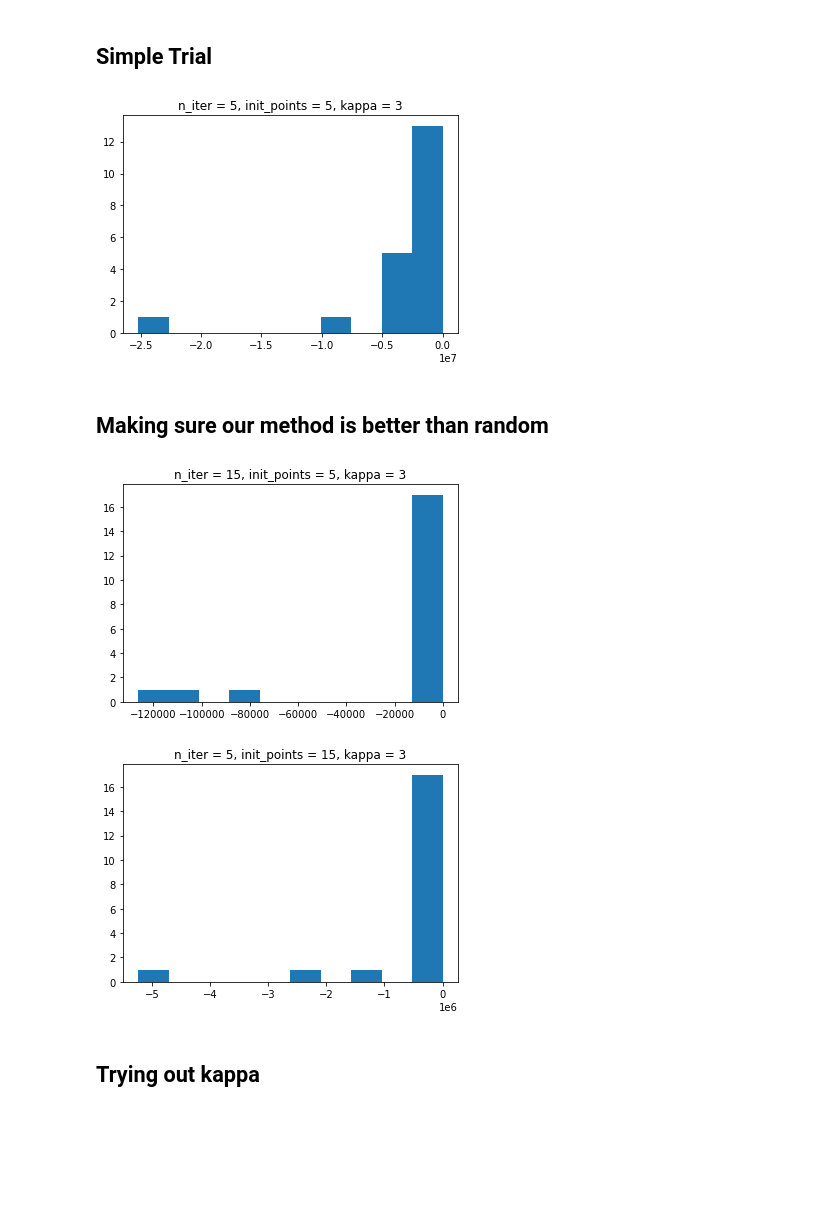
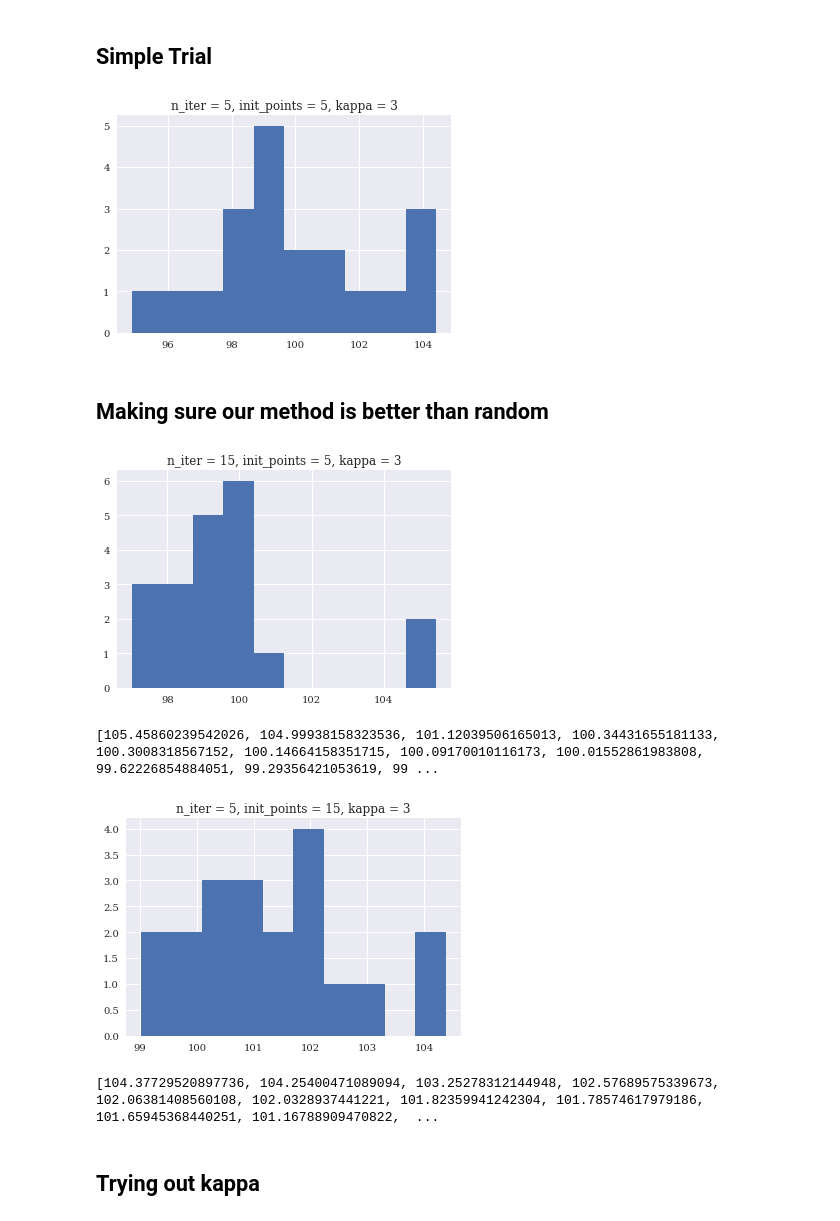
Before and after one commit to yubinhu/ParameterOptimization, a Jupyter notebook: venus-simulation.ipynb, the cells around one changed output. Cells and saved outputs as stored; diff of their text form; code cells hidden in the pictures; blank space fills up the shorter version.

Commit message:
added a small x term in test function to generate local minimas. Corrected calls to Venus class. Included jitter in consideration for gaussian process regression.

```diff
--- a/venus-simulation.ipynb
+++ b/venus-simulation.ipynb
@@ -36,6 +38,11 @@ class Venus:
             for c, l in zip(inputs, [self.inj_limits, self.mid_limits, self.ext_limits])
         )
 
+    def get_noise_level(self):
+        # return std of the noise
+        noise = self.jitter*(self.beam_range[1] - self.beam_range[0])
+        return noise
+
     def _rescale_output(self, output):
         """himmelblau4 returns values betwen 0 and 4899 for w, x, y, z in [-6, 6]."""
         return (
@@ -53,12 +60,12 @@ class Venus:
         return (
             (w**2 + x + y - 11)**2 +
             (w + x**2 + y - 7)**2 +
-            (w + x + y**2 - 5)**2
+            (w + x + y**2 - 5)**2 + 0.001 * x
         )
 # %% [markdown]
 create a venus object, defaults might be refined by values from Damon. For simpler algorithm the jitter can be set to 0 initially but it should work with a value larger than that in the end.
 # %%
-venus = Venus(jitter=0.05)
+venus = Venus(jitter=0.)
 # %% [markdown]
 set the currents and read the beam value
 # %%
@@ -90,17 +97,20 @@ warnings.filterwarnings("ignore")
 # Define the black box function to optimize.
 def black_box_function(A, B, C):
     # C: SVC hyper parameter to optimize for.
-    v = -venus._himmelblau4(A, B, C)
+    venus.set_mag_currents(A, B, C)
+    v = venus.get_beam_current()
     return v
 
 # Set range of C to optimize for.
 # bayes_opt requires this to be a dictionary.
-pbounds = {"A": [0, 185], "B": [0, 155], "C": [0, 145]}
+pbounds = {"A": [175, 185], "B": [145, 155], "C": [135, 145]}
 # Create a BayesianOptimization optimizer,
 # and optimize the given black_box_function.
+noise = venus.get_noise_level()
+print(noise)
 optimizer = BayesianOptimization(f = black_box_function,
                                  pbounds = pbounds, verbose = 2,
                                  random_state = 38)
-optimizer.maximize(init_points = 5, n_iter = 15)
+optimizer.maximize(init_points = 5, n_iter = 40, kappa=2.3, alpha=noise**2)
 print("Best result: {}; f(x) = {}.".format(optimizer.max["params"], optimizer.max["target"]))
 # %% [output]
@@ -129,11 +139,12 @@ def trial(N, n_iter = 15, init_points = 5, kappa = 3, verbose = 0, rand_adder =
     # rand_adder is to make sure we probe some different randstates in each trial
     rand_adder = int(rand_adder)
     results = []
+    noise = venus.get_noise_level()
     for i in tqdm(range(N)):
         optimizer = BayesianOptimization(f = black_box_function,
                                          pbounds = pbounds, verbose = 0,
                                          random_state = i+rand_adder)
-        optimizer.maximize(init_points = init_points, n_iter = n_iter, kappa=kappa)
+        optimizer.maximize(init_points = init_points, n_iter = n_iter, kappa=kappa, alpha=noise)
         if verbose>1:
             print("Best result: {}; f(x) = {}.".format(optimizer.max["params"], optimizer.max["target"]))
         results.append(optimizer.max["target"])
@@ -148,18 +159,20 @@ def trial(N, n_iter = 15, init_points = 5, kappa = 3, verbose = 0, rand_adder =
 # %%
 trial(20, n_iter = 5, init_points = 5, kappa = 3, verbose = 0, rand_adder = 1e2)
 # %% [output]
-[figure, old version]
+[figure, new version]
 # %% [markdown]
 ## Making sure our method is better than random
 # %%
-trial(20, n_iter = 15, init_points = 5, kappa = 3, verbose = 0, rand_adder = 2e2)
+trial(20, n_iter = 15, init_points = 5, kappa = 3, verbose = 1, rand_adder = 2e2)
 # %% [output]
-[figure, old version]
+[figure, new version]
+[105.45860239542026, 104.99938158323536, 101.12039506165013, 100.34431655181133, 100.3008318567152, 100.14664158351715, 100.09170010116173, 100.01552861983808, 99.62226854884051, 99.29356421053619, 99 ...
 # %%
 # we see that more iteration is better than more initial points, meaning our sampling is more efficient than random sample
-trial(20, n_iter = 5, init_points = 15, kappa = 3, verbose = 0, rand_adder = 3e2)
+trial(20, n_iter = 5, init_points = 15, kappa = 3, verbose = 1, rand_adder = 3e2)
 # %% [output]
-[figure, old version]
+[figure, new version]
+[104.37729520897736, 104.25400471089094, 103.25278312144948, 102.57689575339673, 102.06381408560108, 102.0328937441221, 101.82359941242304, 101.78574617979186, 101.65945368440251, 101.16788909470822,  ...
 # %% [markdown]
 ## Trying out kappa
 # %%
```
Also changed, not shown: parts of 8 cells of this notebook.
